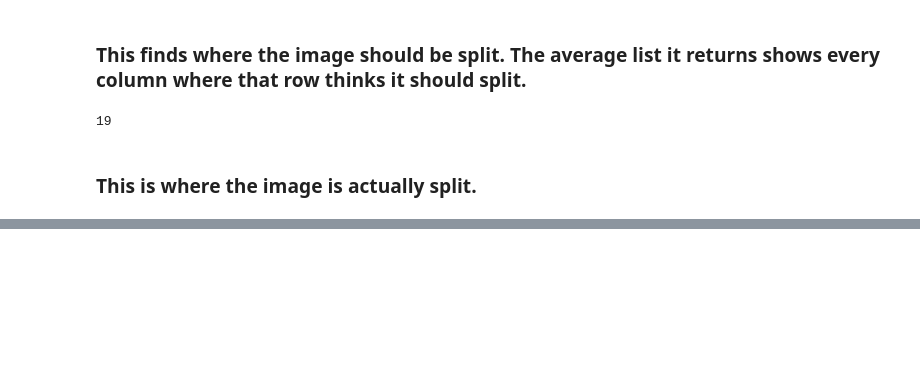
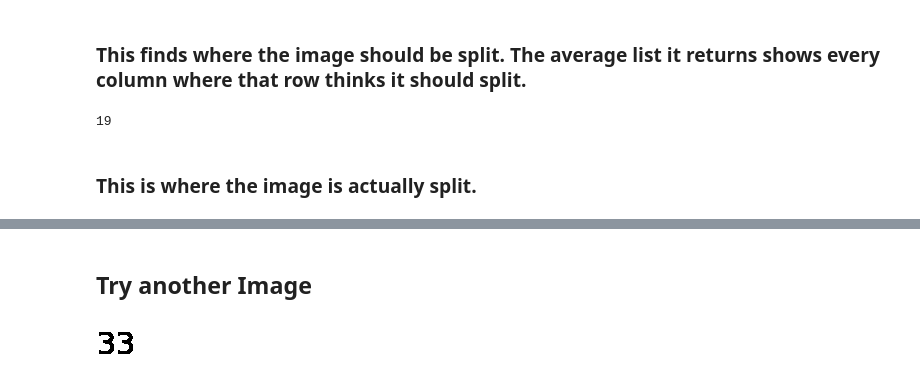
Before and after one commit to mallen-11/math-problem-solver, a Jupyter notebook: Notebooks/Image_Splitting.ipynb, the cells around one changed output, grey strips where cells are left out. Cells and saved outputs as stored; diff of their text form; code cells hidden in the pictures; blank space fills up the shorter version.

```diff
--- a/Notebooks/Image_Splitting.ipynb
+++ b/Notebooks/Image_Splitting.ipynb
@@ -82,0 +91,11 @@ plt.imshow(secondimg)
+# %% [markdown]
+## Try another Image
+# %%
+img2  = Image.open('../Data/132.png').convert('L')
+# %%
+box = (45, 30, 85,65)
+img2 = img2.crop(box)
+# %%
+img2
+# %% [output]
+[figure, added]
```
Also changed, not shown: parts of 31 cells of this notebook, 5 other files.
